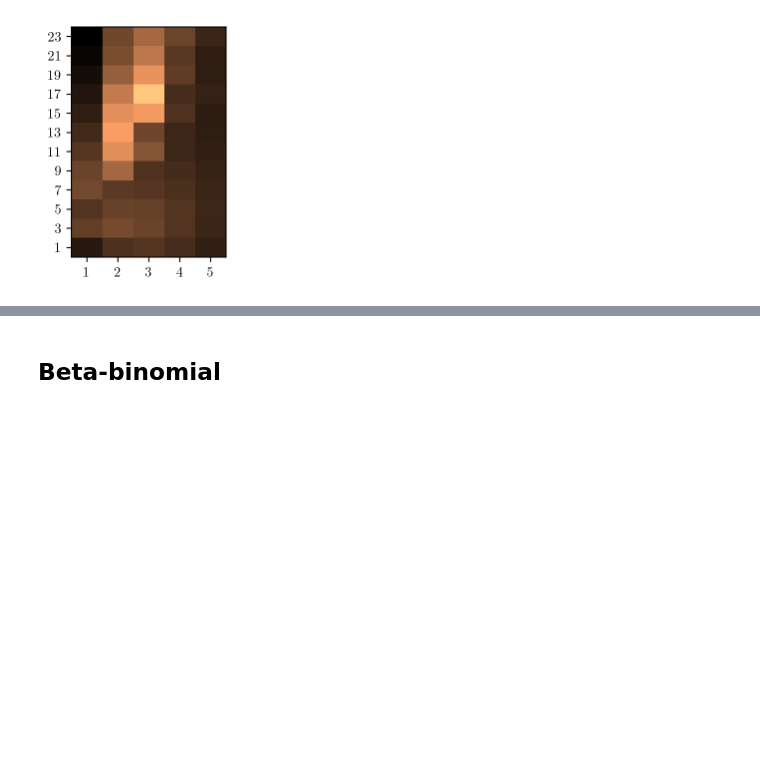
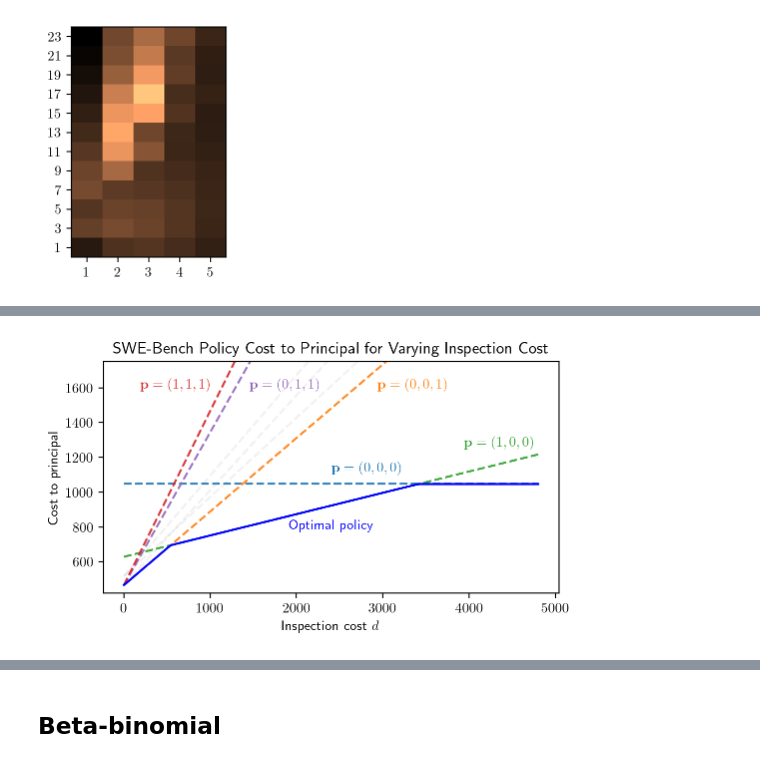
Before and after one commit to edensaig/adaptive-contracts, a Jupyter notebook: swebench.ipynb, the cells around one changed output, grey strips where cells are left out. Saved outputs shown, nothing was run; the diff lists cells and outputs as text; code cells hidden in the pictures; blank space fills up the shorter version.

```diff
--- a/swebench.ipynb
+++ b/swebench.ipynb
@@ -374,0 +392,94 @@ fig.savefig('./output/swebench.pdf')
+# %%
+fig,ax=plt.subplots(
+    figsize=(5.3,3),
+    layout='constrained',
+    # width_ratios=[2.1,1],
+)
+
+active_policies = list(
+    d_df
+    .pipe(best_p,[d_col])
+    ['p']
+    .unique()
+)
+
+linelabel_pos = {
+    (0,0,0): (0.58,0.54),
+    (1,0,0): (0.87,0.65),
+    (0,0,1): (0.68,0.9),
+    (0,1,0): (0.39,0.9),
+    (1,1,1): (0.16,0.9),
+    (0,1,1): (0.4,0.9),
+}
+
+linelabel_color = {
+    (0,0,0): 'tab:blue',
+    (0,0,1): 'tab:orange',
+    (1,0,0): 'tab:green',
+    (1,1,1): 'tab:red',
+    (0,1,1): 'tab:purple',
+}
+
+for p in itertools.product([0,1],repeat=s):
+    is_active = p in active_policies + [(1,1,1), (0,1,1)]
+    (
+        d_df
+        [d_df['p']==p]
+        .set_index(d_col)
+        ['obj']
+        .pipe(lambda x: x+delta*(s-1))
+        .plot.line(
+            ax=ax,
+            label=f'$\\bp={p}$',
+            # label=None,
+            ls='--',
+            alpha=0.9 if is_active else 0.1,
+            c=linelabel_color.get(p,'tab:gray'),
+            # color=np.array(p)*0.6+np.array([1,1,1])*0.2,
+            zorder=None if is_active else -10,
+        )
+    )
+    if is_active:
+        color=ax.get_lines()[-1].get_color()
+        ax.text(
+            *linelabel_pos.get(p,(0.5,0.5)),
+            s=f'$\\bp={p}$',
+            ha='center',
+            va='center',
+            transform=ax.transAxes,
+            color=color,
+        )
+
+
+(
+    d_df
+    .groupby(d_col)['obj']
+    .min()
+    .pipe(lambda x: x+delta*(s-1))
+    .plot.line(
+        ax=ax,
+        label='Opt. policy',
+        color='b',
+        linestyle='-'
+    )
+)
+ax.text(
+    # *(0.85,0.4),
+    *(0.5,0.29),
+    s='Optimal policy',
+    ha='center',
+    va='center',
+    transform=ax.transAxes,
+    color='b',
+)
+# ax.legend()
+ax.set(
+    xlabel='Inspection cost $d$',
+    ylabel='Cost to principal',
+    ylim=(420,1500+250),
+    title='SWE-Bench Policy Cost to Principal for Varying Inspection Cost',
+)
+
+fig.savefig('./output/swebench_var_d_all_p.pdf')
+# %% [output]
+[figure, added]
```
Also changed, not shown: parts of 14 cells of this notebook, 12 other files.
